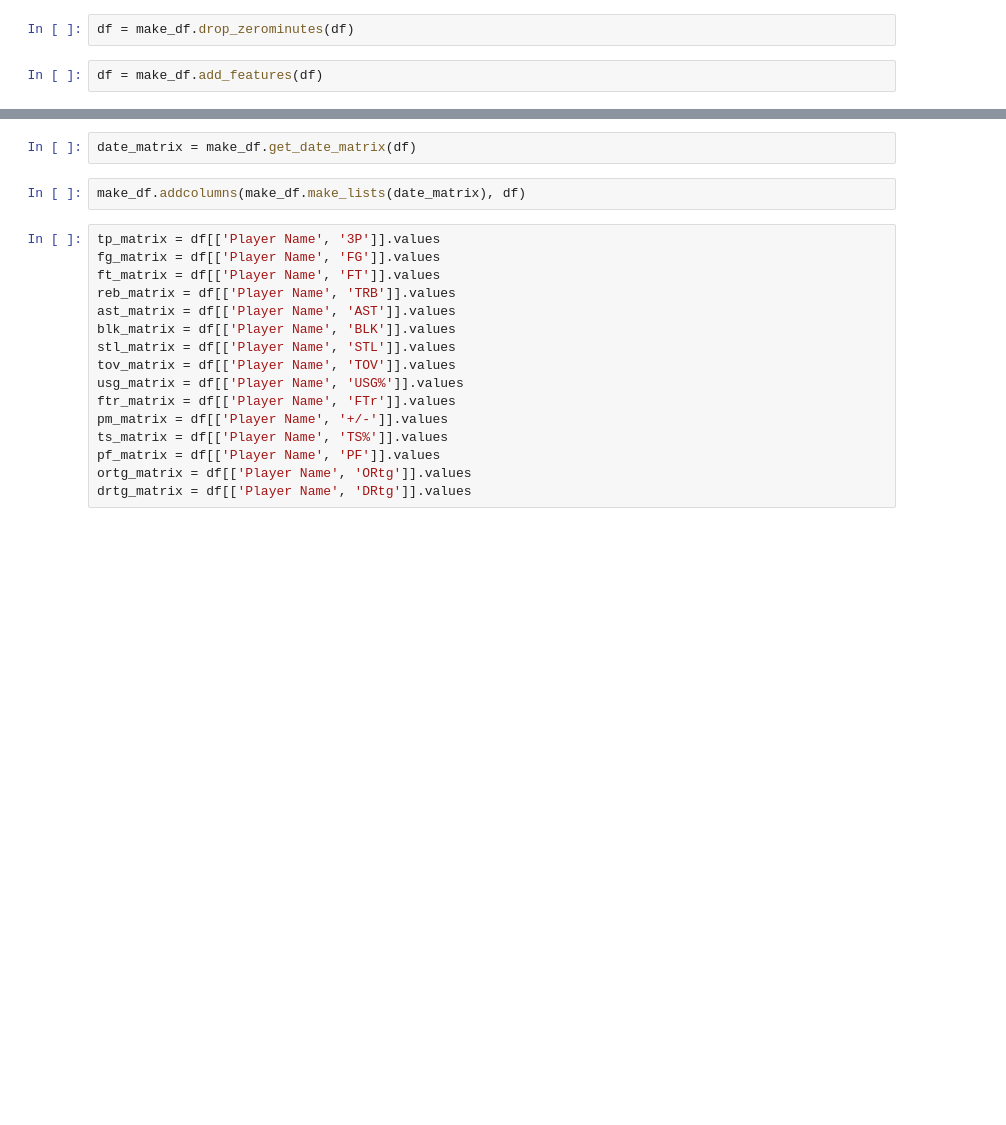
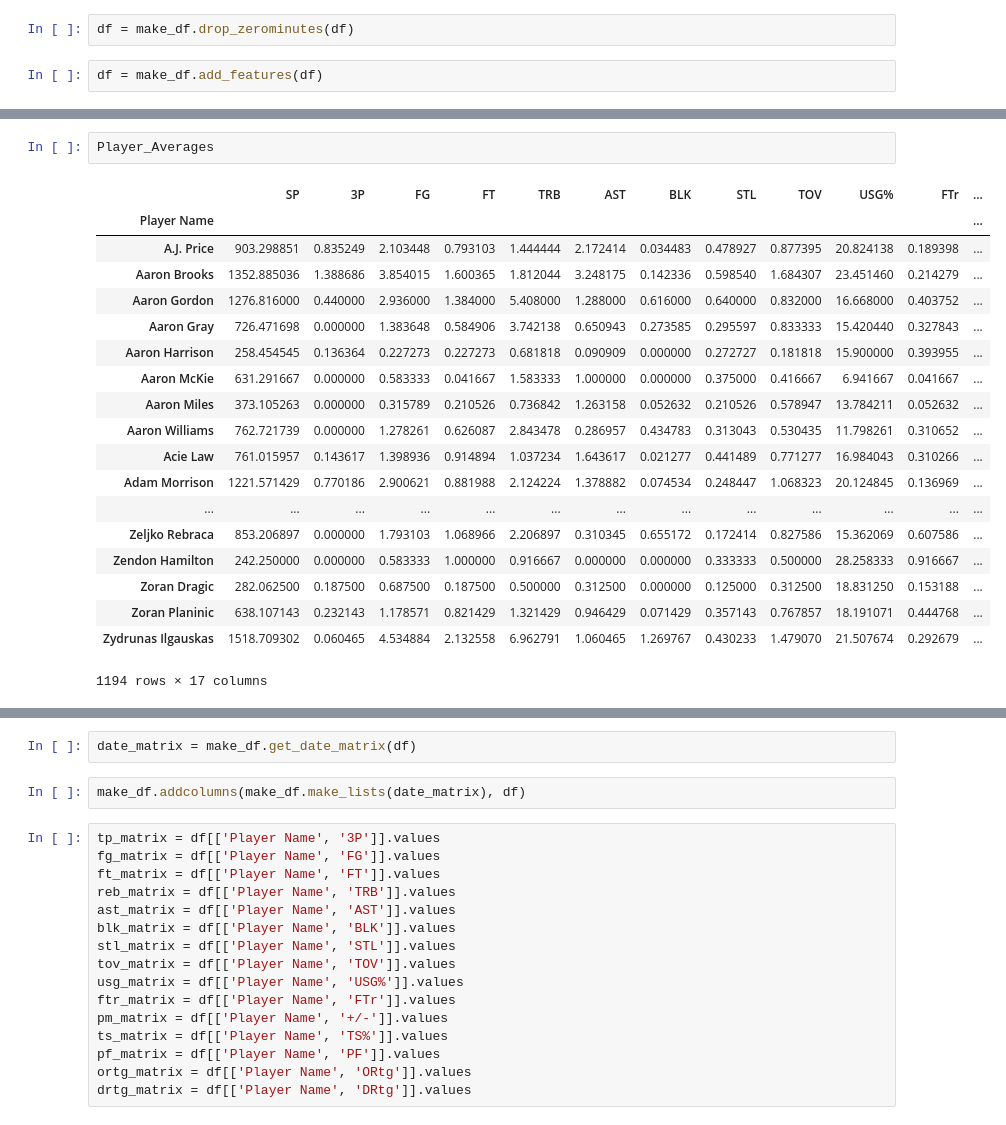
Before and after one commit to EricHPei/fantasy-score-predictor, a Jupyter notebook: score-predictor/src/Create_Pickle.ipynb, the cells around one changed output, grey strips where cells are left out. Saved outputs shown, nothing was run; the diff lists cells and outputs as text; blank space fills up the shorter version.

```diff
--- a/score-predictor/src/Create_Pickle.ipynb
+++ b/score-predictor/src/Create_Pickle.ipynb
@@ -25,3 +23,25 @@ df = make_df.add_features(df)
+# %%
+Player_Averages
+# %% [output]
+|  | SP | 3P | FG | FT | TRB | AST | BLK | STL | TOV | USG% | FTr | ... |
+| Player Name |  |  |  |  |  |  |  |  |  |  |  | ... |
+| A.J. Price | 903.298851 | 0.835249 | 2.103448 | 0.793103 | 1.444444 | 2.172414 | 0.034483 | 0.478927 | 0.877395 | 20.824138 | 0.189398 | ... |
+| Aaron Brooks | 1352.885036 | 1.388686 | 3.854015 | 1.600365 | 1.812044 | 3.248175 | 0.142336 | 0.598540 | 1.684307 | 23.451460 | 0.214279 | ... |
+| Aaron Gordon | 1276.816000 | 0.440000 | 2.936000 | 1.384000 | 5.408000 | 1.288000 | 0.616000 | 0.640000 | 0.832000 | 16.668000 | 0.403752 | ... |
+| Aaron Gray | 726.471698 | 0.000000 | 1.383648 | 0.584906 | 3.742138 | 0.650943 | 0.273585 | 0.295597 | 0.833333 | 15.420440 | 0.327843 | ... |
+| Aaron Harrison | 258.454545 | 0.136364 | 0.227273 | 0.227273 | 0.681818 | 0.090909 | 0.000000 | 0.272727 | 0.181818 | 15.900000 | 0.393955 | ... |
+| Aaron McKie | 631.291667 | 0.000000 | 0.583333 | 0.041667 | 1.583333 | 1.000000 | 0.000000 | 0.375000 | 0.416667 | 6.941667 | 0.041667 | ... |
+| Aaron Miles | 373.105263 | 0.000000 | 0.315789 | 0.210526 | 0.736842 | 1.263158 | 0.052632 | 0.210526 | 0.578947 | 13.784211 | 0.052632 | ... |
+| Aaron Williams | 762.721739 | 0.000000 | 1.278261 | 0.626087 | 2.843478 | 0.286957 | 0.434783 | 0.313043 | 0.530435 | 11.798261 | 0.310652 | ... |
+| Acie Law | 761.015957 | 0.143617 | 1.398936 | 0.914894 | 1.037234 | 1.643617 | 0.021277 | 0.441489 | 0.771277 | 16.984043 | 0.310266 | ... |
+| Adam Morrison | 1221.571429 | 0.770186 | 2.900621 | 0.881988 | 2.124224 | 1.378882 | 0.074534 | 0.248447 | 1.068323 | 20.124845 | 0.136969 | ... |
+| ... | ... | ... | ... | ... | ... | ... | ... | ... | ... | ... | ... | ... |
+| Zeljko Rebraca | 853.206897 | 0.000000 | 1.793103 | 1.068966 | 2.206897 | 0.310345 | 0.655172 | 0.172414 | 0.827586 | 15.362069 | 0.607586 | ... |
+| Zendon Hamilton | 242.250000 | 0.000000 | 0.583333 | 1.000000 | 0.916667 | 0.000000 | 0.000000 | 0.333333 | 0.500000 | 28.258333 | 0.916667 | ... |
+| Zoran Dragic | 282.062500 | 0.187500 | 0.687500 | 0.187500 | 0.500000 | 0.312500 | 0.000000 | 0.125000 | 0.312500 | 18.831250 | 0.153188 | ... |
+| Zoran Planinic | 638.107143 | 0.232143 | 1.178571 | 0.821429 | 1.321429 | 0.946429 | 0.071429 | 0.357143 | 0.767857 | 18.191071 | 0.444768 | ... |
+| Zydrunas Ilgauskas | 1518.709302 | 0.060465 | 4.534884 | 2.132558 | 6.962791 | 1.060465 | 1.269767 | 0.430233 | 1.479070 | 21.507674 | 0.292679 | ... |
+1194 rows × 17 columns
 # %%
 #look at this later
 Player_Averages = make_df.make_averages(df)
```
Also changed, not shown: parts of 16 cells of this notebook, 2 other files.
